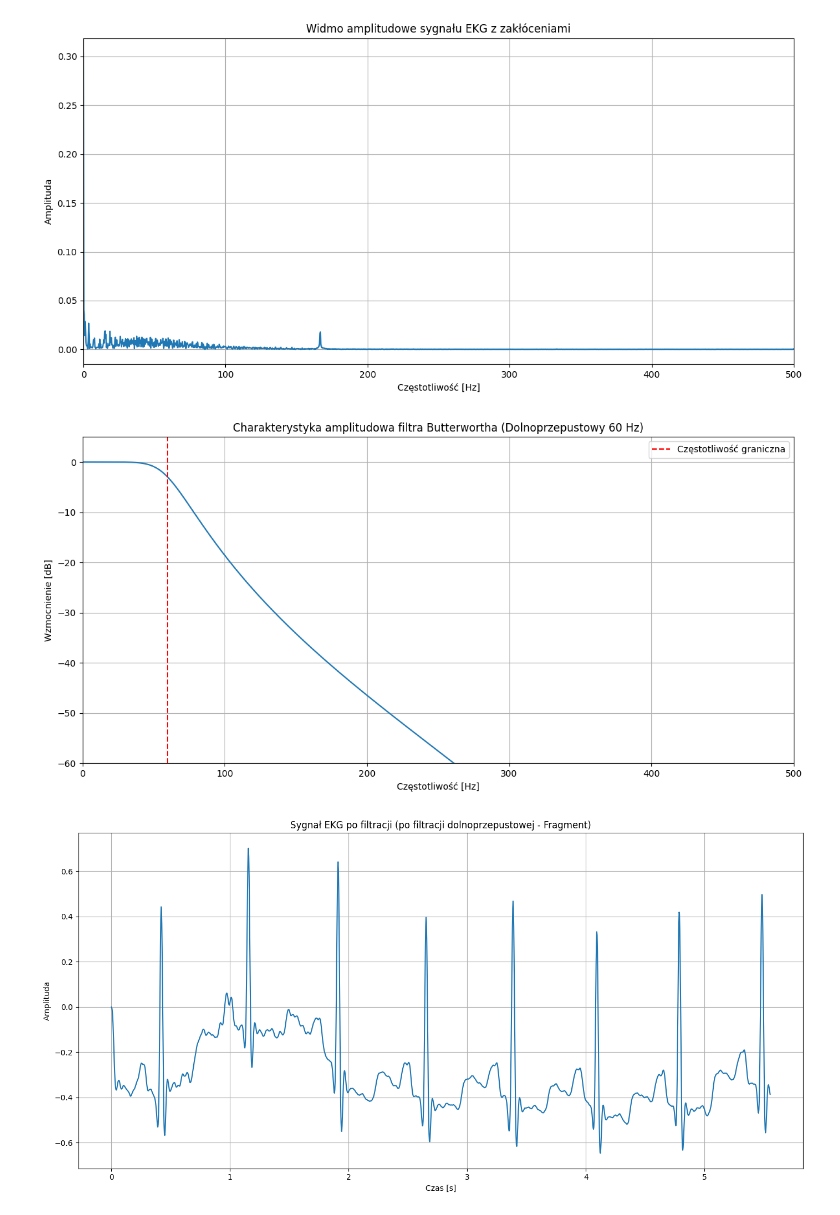
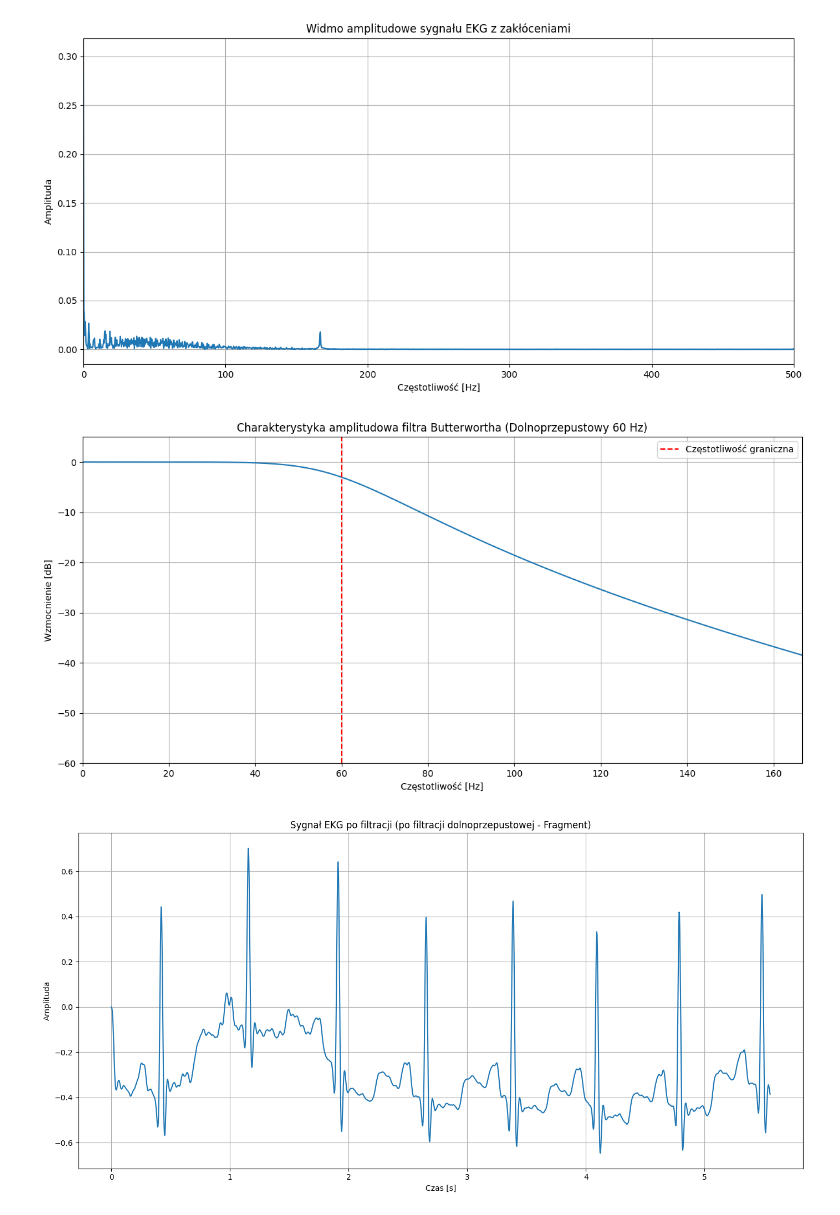
Before and after one commit to WojciechKosierkiewicz/LabyCpsio, a Jupyter notebook: lab0/zadanie4.ipynb, the cells around one changed output. Saved outputs shown, nothing was run; the diff lists cells and outputs as text; code cells hidden in the pictures.

```diff
--- a/lab0/zadanie4.ipynb
+++ b/lab0/zadanie4.ipynb
@@ -44,9 +48,8 @@ def compute_and_plot_fft(signal_data, sampling_rate, title="Widmo amplitudowe sy
 def design_and_plot_filter_characteristics(filter_type, cutoff_freq, sampling_rate, order=4, title=""):
     nyquist = 0.5 * sampling_rate
 
-    # Corrected normalization for bandpass filter
     if filter_type == 'bandpass':
-        normalized_cutoff_freq = [f / nyquist for f in cutoff_freq] # Normalize each frequency in the list
+        normalized_cutoff_freq = [f / nyquist for f in cutoff_freq]
     else:
         normalized_cutoff_freq = cutoff_freq / nyquist
 
@@ -69,14 +72,13 @@ def design_and_plot_filter_characteristics(filter_type, cutoff_freq, sampling_ra
     plt.ylabel("Wzmocnienie [dB]")
     plt.grid(True)
 
-    # Adjust axvline for bandpass to show both cutoffs
     if filter_type == 'bandpass':
         plt.axvline(x=cutoff_freq[0], color='r', linestyle='--', label=f'Częstotliwość graniczna {cutoff_freq[0]} Hz')
         plt.axvline(x=cutoff_freq[1], color='r', linestyle='--', label=f'Częstotliwość graniczna {cutoff_freq[1]} Hz')
     else:
         plt.axvline(x=cutoff_freq, color='r', linestyle='--', label='Częstotliwość graniczna')
     plt.legend()
-    plt.xlim(0, sampling_rate / 2)
+    plt.xlim(0, sampling_rate / 6)
     plt.ylim(-60, 5)
     plt.tight_layout()
     plt.show()
@@ -147,34 +149,34 @@ if __name__ == "__main__":
         b_hp, a_hp = design_and_plot_filter_characteristics(
             'highpass', highpass_cutoff, fs_ekg_noise, order=filter_order, title=f"Górnoprzepustowy {highpass_cutoff} Hz"
         )
 
         signal_final_filtered = apply_filter_and_plot_results(
             time_ekg, signal_after_lowpass, fs_ekg_noise, b_hp, a_hp, "po dwustopniowej filtracji (LP+HP)"
         )
 
         bandpass_cutoff = [highpass_cutoff, lowpass_cutoff]
         b_bp, a_bp = design_and_plot_filter_characteristics(
             'bandpass', bandpass_cutoff, fs_ekg_noise, order=filter_order, title=f"Pasmowoprzepustowy [{highpass_cutoff}, {lowpass_cutoff}] Hz"
         )
         signal_bandpass_filtered = signal.lfilter(b_bp, a_bp, signal_ekg_noise)
 
         plt.figure(figsize=(14, 7))
         plt.plot(time_ekg[:PLOT_SAMPLES_LIMIT], signal_final_filtered[:PLOT_SAMPLES_LIMIT], label="Filtracja szeregowa (LP+HP)")
         plt.plot(time_ekg[:PLOT_SAMPLES_LIMIT], signal_bandpass_filtered[:PLOT_SAMPLES_LIMIT], label="Filtr pasmowoprzepustowy", linestyle='--')
         plt.title("Porównanie filtracji szeregowej z filtrem pasmowoprzepustowym (Fragment)")
         plt.xlabel("Czas [s]")
         plt.ylabel("Amplituda")
         plt.legend()
         plt.grid(True)
         plt.tight_layout()
         plt.show()
 
         compute_and_plot_fft(signal_bandpass_filtered, fs_ekg_noise,
                              title=f"Widmo amplitudowe sygnału EKG po filtracji pasmowoprzepustowej [{highpass_cutoff}, {lowpass_cutoff}] Hz")
 # %% [output]
 [figure]
 [figure]
-[figure, old version]
+[figure, new version]
 [figure]
 [figure]
 [figure]
```
Also changed, not shown: parts of 3 cells of this notebook, 7 other files.
